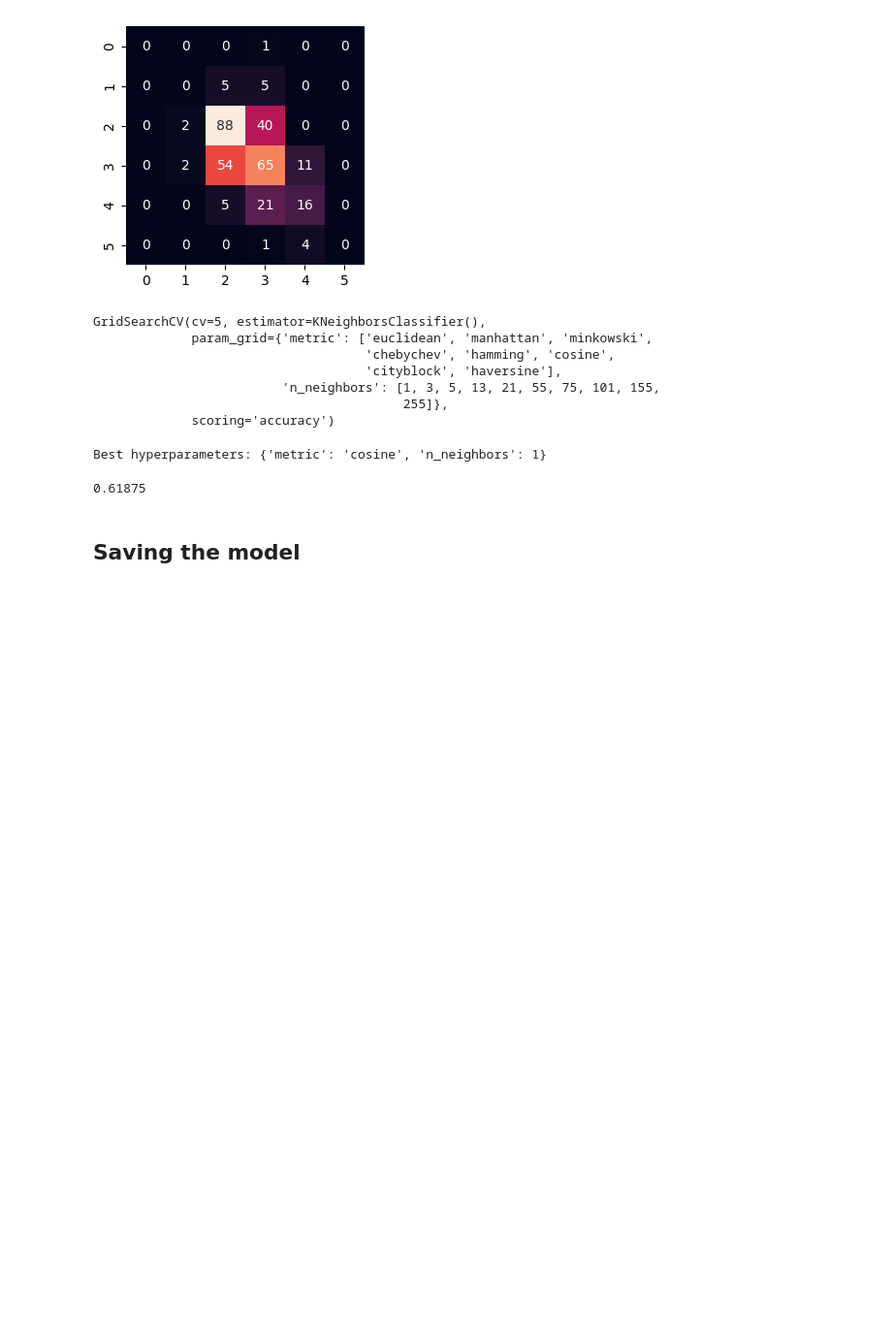
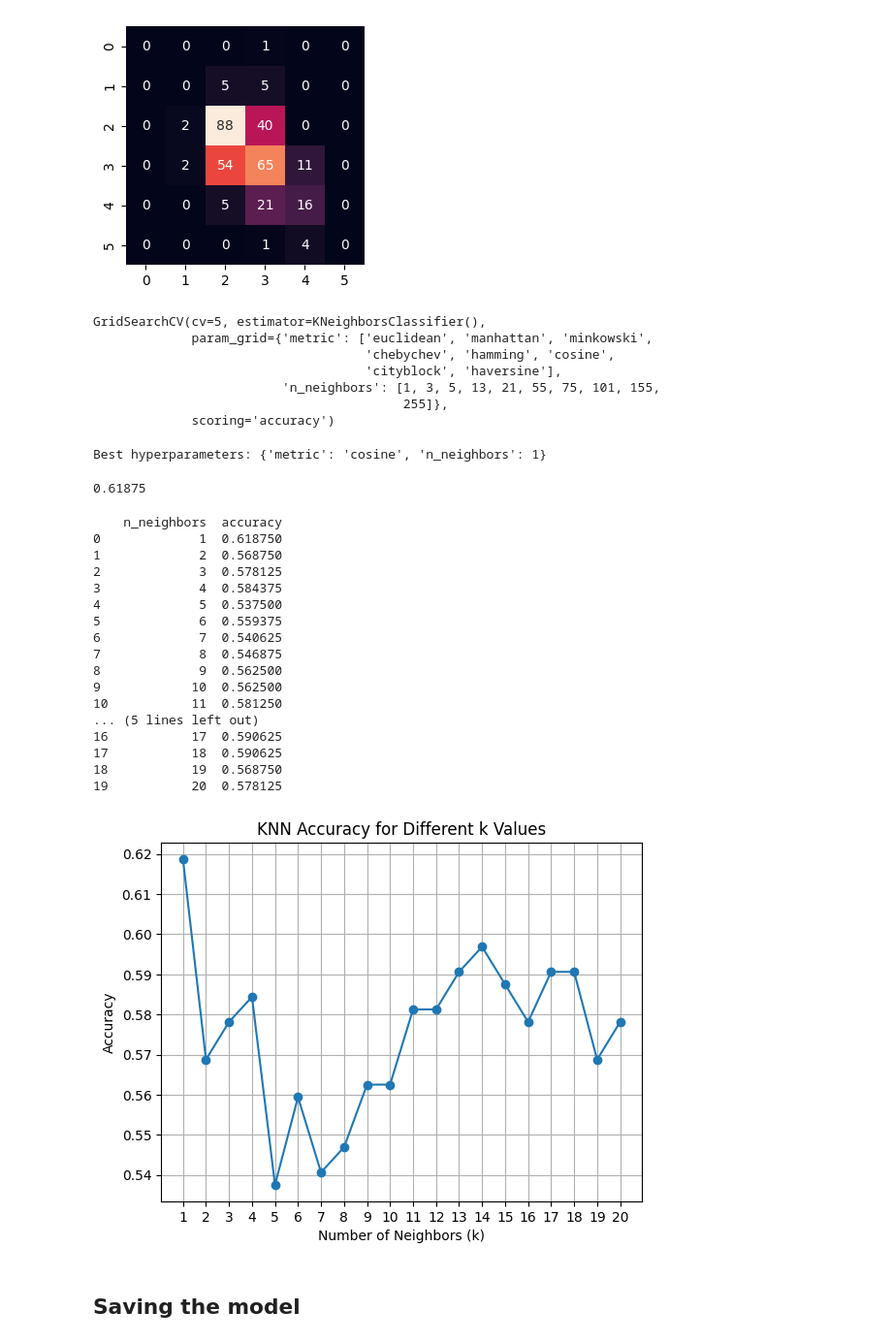
Before and after one commit to NWinocur/k-nearest-neighbors-project, a Jupyter notebook: src/explore.ipynb, the cells around one changed output. Shown at 97% size. Cells and saved outputs as stored; diff of their text form; code cells hidden in the pictures; blank space fills up the shorter version.

Commit message:
Added plot of accuracy results across varying ranges for parameter "k"

```diff
--- a/src/explore.ipynb
+++ b/src/explore.ipynb
@@ -452,6 +452,51 @@ y_pred = model_tuned.predict(X_test_scal)
 accuracy_score(y_test, y_pred)
 # %% [output]
 0.61875
+# %%
+# Loop over k values and collect accuracies
+ks = range(1, 21)
+accuracies = []
+
+for k in ks:
+    knn = KNeighborsClassifier(n_neighbors=k, metric="cosine")
+    knn.fit(X_train_scal, y_train)
+    y_pred = knn.predict(X_test_scal)
+    accuracies.append(accuracy_score(y_test, y_pred))
+
+# Tabulate the results
+accuracy_results_df = pd.DataFrame({"n_neighbors": ks, "accuracy": accuracies})
+
+print(accuracy_results_df)
+
+# Plot accuracy versus k
+plt.plot(
+    accuracy_results_df["n_neighbors"], accuracy_results_df["accuracy"], marker="o"
+)
+plt.xlabel("Number of Neighbors (k)")
+plt.ylabel("Accuracy")
+plt.title("KNN Accuracy for Different k Values")
+plt.xticks(accuracy_results_df["n_neighbors"])
+plt.grid(True)
+plt.show()
+# %% [output]
+    n_neighbors  accuracy
+0             1  0.618750
+1             2  0.568750
+2             3  0.578125
+3             4  0.584375
+4             5  0.537500
+5             6  0.559375
+6             7  0.540625
+7             8  0.546875
+8             9  0.562500
+9            10  0.562500
+10           11  0.581250
+... (5 lines left out)
+16           17  0.590625
+17           18  0.590625
+18           19  0.568750
+19           20  0.578125
+[figure, added]
 # %% [markdown]
 ## Saving the model
 # %%
```
